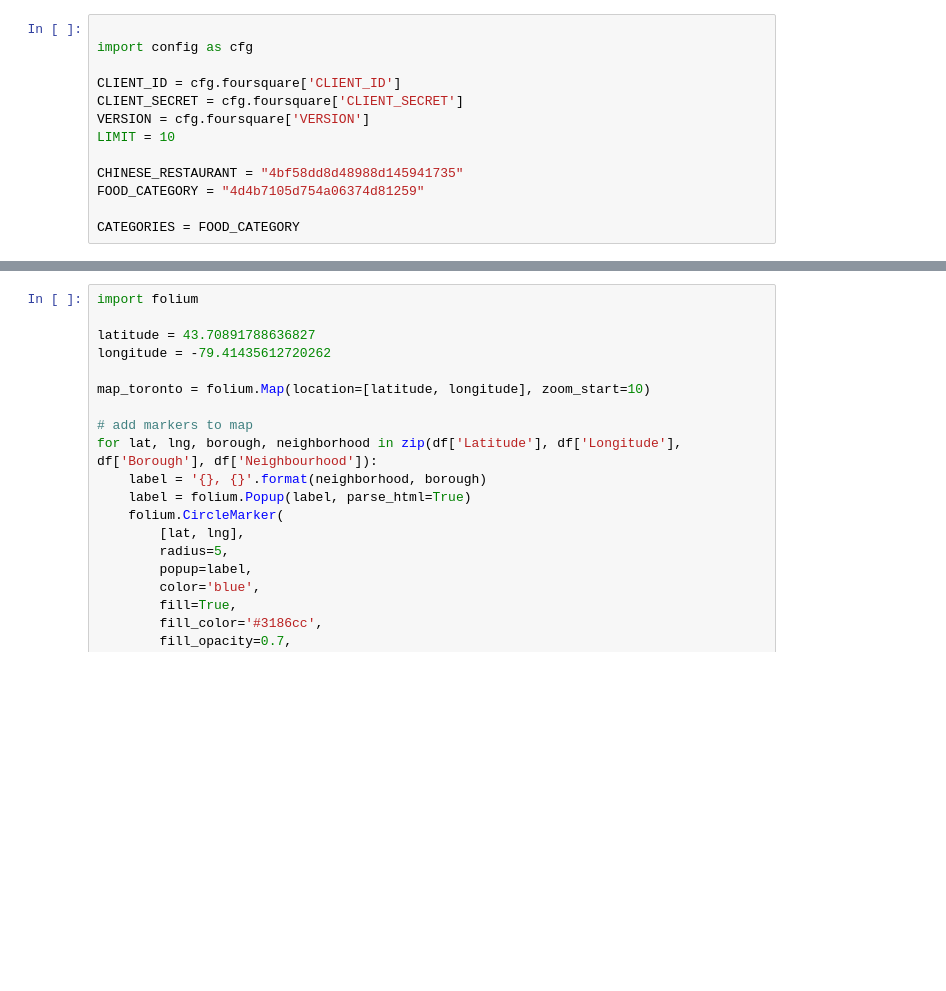
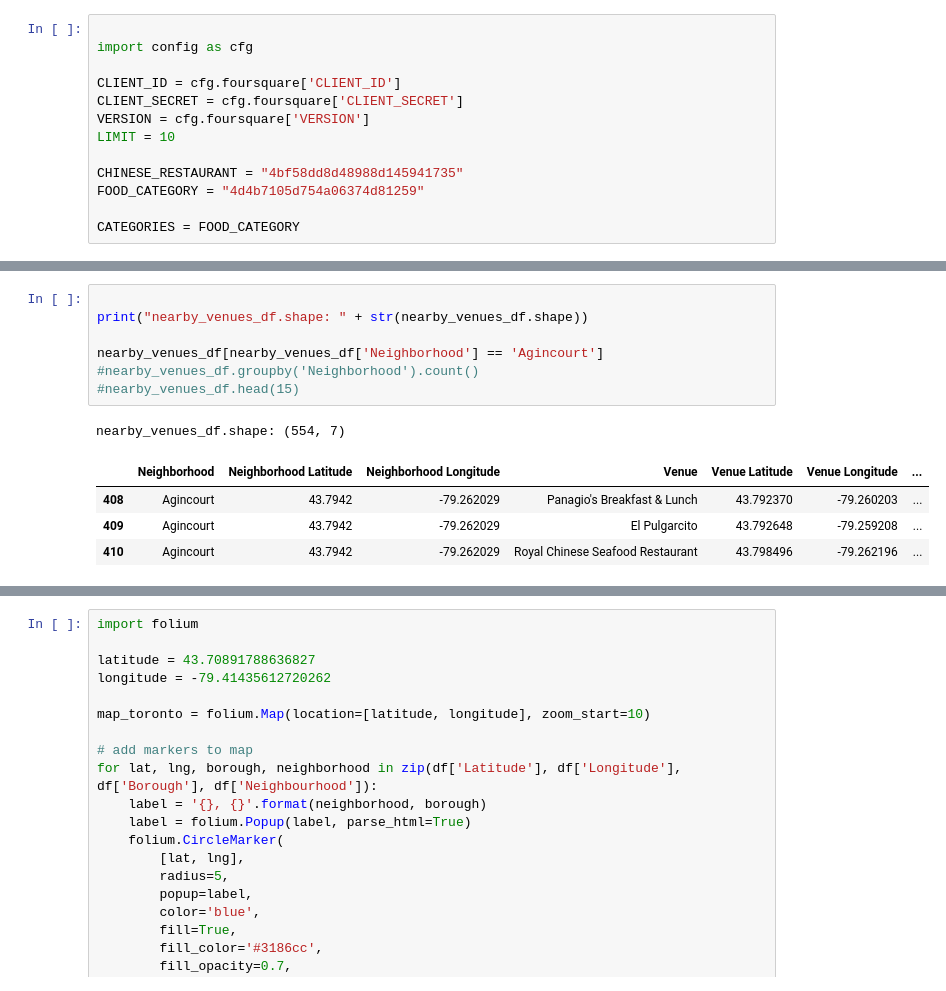
Before and after one commit to vesas/Coursera_Capstone, a Jupyter notebook: toronto_neighborhoods.ipynb, the cells around one changed output, grey strips where cells are left out. Drawn from its saved outputs; the diff is of its cells as text; blank space fills up the shorter version.

```diff
--- a/toronto_neighborhoods.ipynb
+++ b/toronto_neighborhoods.ipynb
@@ -201,0 +205,13 @@ Mimico NW, The Queensway West, South of Bloor, Kingsway Park South West, Royal Y
+# %%
+
+print("nearby_venues_df.shape: " + str(nearby_venues_df.shape))
+
+nearby_venues_df[nearby_venues_df['Neighborhood'] == 'Agincourt']
+#nearby_venues_df.groupby('Neighborhood').count()
+#nearby_venues_df.head(15)
+# %% [output]
+nearby_venues_df.shape: (554, 7)
+|  | Neighborhood | Neighborhood Latitude | Neighborhood Longitude | Venue | Venue Latitude | Venue Longitude | ... |
+| 408 | Agincourt | 43.7942 | -79.262029 | Panagio's Breakfast & Lunch | 43.792370 | -79.260203 | ... |
+| 409 | Agincourt | 43.7942 | -79.262029 | El Pulgarcito | 43.792648 | -79.259208 | ... |
+| 410 | Agincourt | 43.7942 | -79.262029 | Royal Chinese Seafood Restaurant | 43.798496 | -79.262196 | ... |
```
Also changed, not shown: parts of 14 cells of this notebook.
